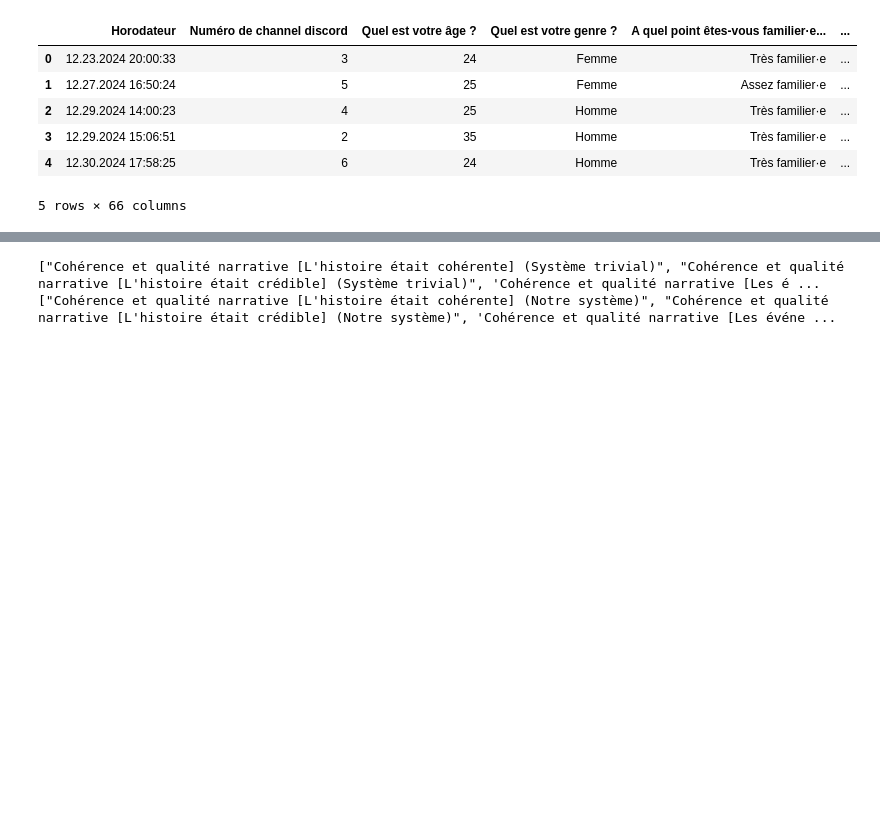
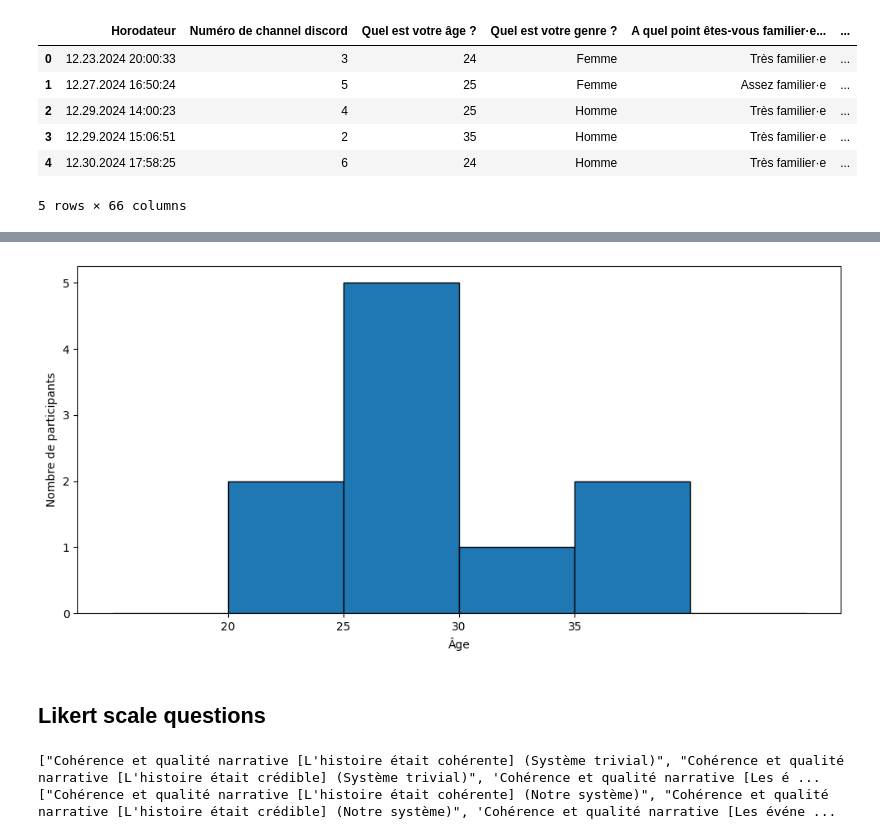
Before and after one commit to florian-rieder/procedural-stories, a Jupyter notebook: analysis/visualize_results.ipynb, the cells around one changed output, grey strips where cells are left out. Saved outputs shown, nothing was run; the diff lists cells and outputs as text; code cells hidden in the pictures; blank space fills up the shorter version.

```diff
--- a/analysis/visualize_results.ipynb
+++ b/analysis/visualize_results.ipynb
@@ -81,3 +99,20 @@ plt.show()
+# %%
+# Create histogram for age distribution
+plt.figure(figsize=(10, 5))
+plt.hist(df["Quel est votre âge ?"].dropna(), bins=range(15, 50, 5), edgecolor="black")
+# plt.title("Distribution des âges")
+plt.xlabel("Âge")
+plt.ylabel("Nombre de participants")
+# Set x-axis ticks to show age ranges
+plt.xticks(range(20, 40, 5))
+# Set y-axis to use integer ticks
+plt.yticks(range(0, 6))
+plt.tight_layout()
+plt.show()
+# %% [output]
+[figure, added]
+# %% [markdown]
+## Likert scale questions
 # %%
 # Get question pairs (excluding the open-ended questions and demographic data)
 trivial_cols = [col for col in df.columns if "(Système trivial)" in col and "[" in col]
```
Also changed, not shown: parts of 12 cells of this notebook, 17 other files.
